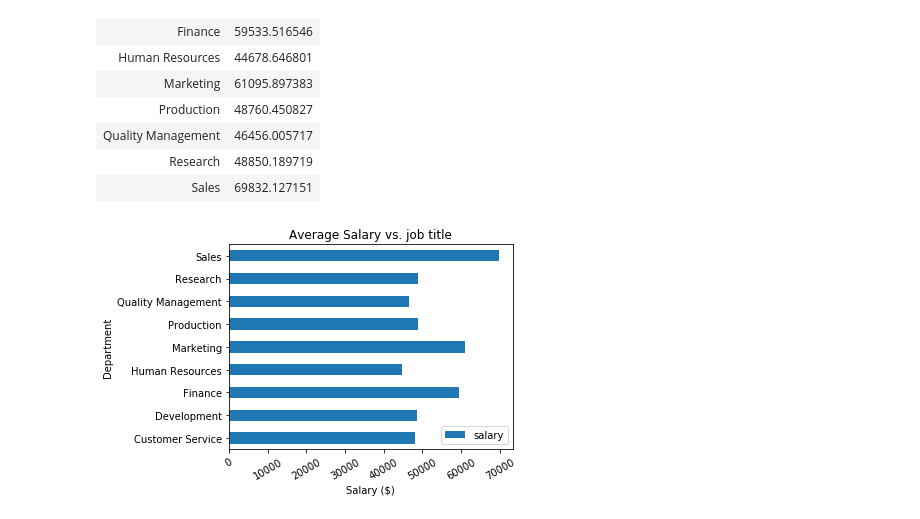
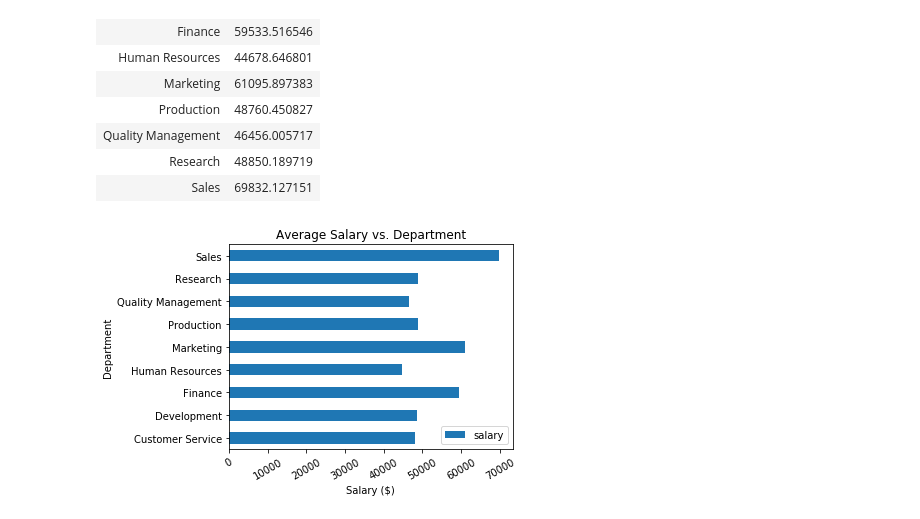
Before and after one commit to camiloibanez/Employee-Payroll-Analysis, a Jupyter notebook: EmployeeSQL/Employee data.ipynb, the cells around one changed output. Saved outputs shown, nothing was run; the diff lists cells and outputs as text; code cells hidden in the pictures.

```diff
--- a/EmployeeSQL/Employee data.ipynb
+++ b/EmployeeSQL/Employee data.ipynb
@@ -109,12 +110,12 @@ avg_salary_department_df.head(10)
 | Sales | 69832.127151 |
 # %%
 avg_salary_department_df.plot(kind='barh', title="Average Salary by Department")
-plt.title('Average Salary vs. job title')
+plt.title('Average Salary vs. Department')
 plt.xlabel('Salary ($)')
 plt.ylabel('Department')
 plt.xticks(rotation=30)
 plt.tight_layout()
 
 plt.show()
 # %% [output]
-[figure, old version]
+[figure, new version]
```
Also changed, not shown: parts of 2 cells of this notebook.
